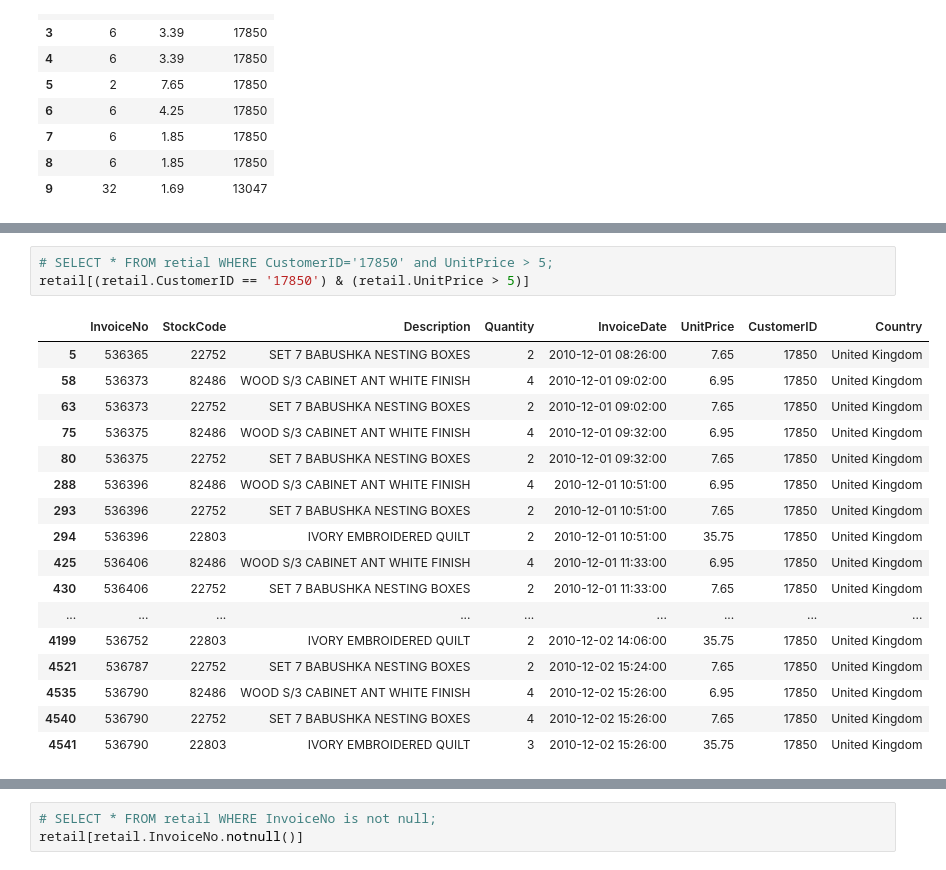
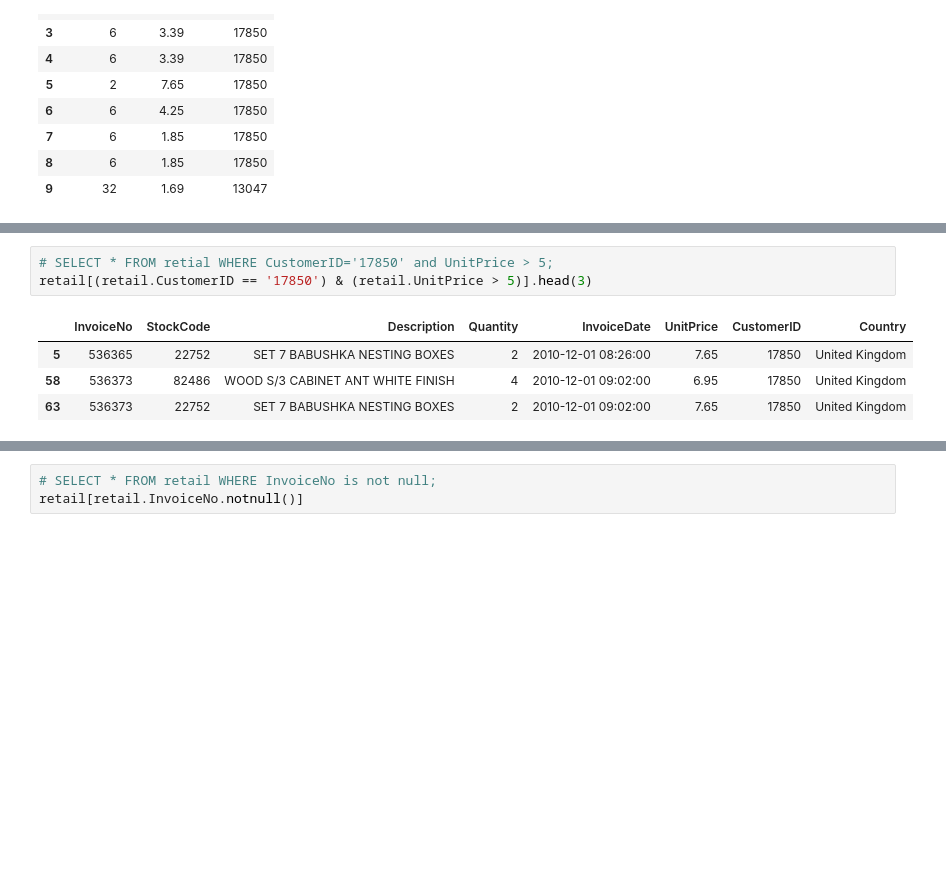
Before and after one commit to kondimidi/data-science-boot, a Jupyter notebook: 02_analiza_danych/06_sql_porownanie.ipynb, the cells around one changed output, grey strips where cells are left out. Cells and saved outputs as stored; diff of their text form; blank space fills up the shorter version.

```diff
--- a/02_analiza_danych/06_sql_porownanie.ipynb
+++ b/02_analiza_danych/06_sql_porownanie.ipynb
@@ -234,23 +204,10 @@ retail.query('CustomerID == "17850"')
 # %%
 # SELECT * FROM retial WHERE CustomerID='17850' and UnitPrice > 5;
-retail[(retail.CustomerID == '17850') & (retail.UnitPrice > 5)]
+retail[(retail.CustomerID == '17850') & (retail.UnitPrice > 5)].head(3)
 # %% [output]
 |  | InvoiceNo | StockCode | Description | Quantity | InvoiceDate | UnitPrice | CustomerID | Country |
 | 5 | 536365 | 22752 | SET 7 BABUSHKA NESTING BOXES | 2 | 2010-12-01 08:26:00 | 7.65 | 17850 | United Kingdom |
 | 58 | 536373 | 82486 | WOOD S/3 CABINET ANT WHITE FINISH | 4 | 2010-12-01 09:02:00 | 6.95 | 17850 | United Kingdom |
 | 63 | 536373 | 22752 | SET 7 BABUSHKA NESTING BOXES | 2 | 2010-12-01 09:02:00 | 7.65 | 17850 | United Kingdom |
-| 75 | 536375 | 82486 | WOOD S/3 CABINET ANT WHITE FINISH | 4 | 2010-12-01 09:32:00 | 6.95 | 17850 | United Kingdom |
-| 80 | 536375 | 22752 | SET 7 BABUSHKA NESTING BOXES | 2 | 2010-12-01 09:32:00 | 7.65 | 17850 | United Kingdom |
-| 288 | 536396 | 82486 | WOOD S/3 CABINET ANT WHITE FINISH | 4 | 2010-12-01 10:51:00 | 6.95 | 17850 | United Kingdom |
-| 293 | 536396 | 22752 | SET 7 BABUSHKA NESTING BOXES | 2 | 2010-12-01 10:51:00 | 7.65 | 17850 | United Kingdom |
-| 294 | 536396 | 22803 | IVORY EMBROIDERED QUILT | 2 | 2010-12-01 10:51:00 | 35.75 | 17850 | United Kingdom |
-| 425 | 536406 | 82486 | WOOD S/3 CABINET ANT WHITE FINISH | 4 | 2010-12-01 11:33:00 | 6.95 | 17850 | United Kingdom |
-| 430 | 536406 | 22752 | SET 7 BABUSHKA NESTING BOXES | 2 | 2010-12-01 11:33:00 | 7.65 | 17850 | United Kingdom |
-| ... | ... | ... | ... | ... | ... | ... | ... | ... |
-| 4199 | 536752 | 22803 | IVORY EMBROIDERED QUILT | 2 | 2010-12-02 14:06:00 | 35.75 | 17850 | United Kingdom |
-| 4521 | 536787 | 22752 | SET 7 BABUSHKA NESTING BOXES | 2 | 2010-12-02 15:24:00 | 7.65 | 17850 | United Kingdom |
-| 4535 | 536790 | 82486 | WOOD S/3 CABINET ANT WHITE FINISH | 4 | 2010-12-02 15:26:00 | 6.95 | 17850 | United Kingdom |
-| 4540 | 536790 | 22752 | SET 7 BABUSHKA NESTING BOXES | 4 | 2010-12-02 15:26:00 | 7.65 | 17850 | United Kingdom |
-| 4541 | 536790 | 22803 | IVORY EMBROIDERED QUILT | 3 | 2010-12-02 15:26:00 | 35.75 | 17850 | United Kingdom |
 # %%
 # SELECT * FROM retial WHERE CustomerID='17850' or Country='France';
```
Also changed, not shown: parts of 18 cells of this notebook.
